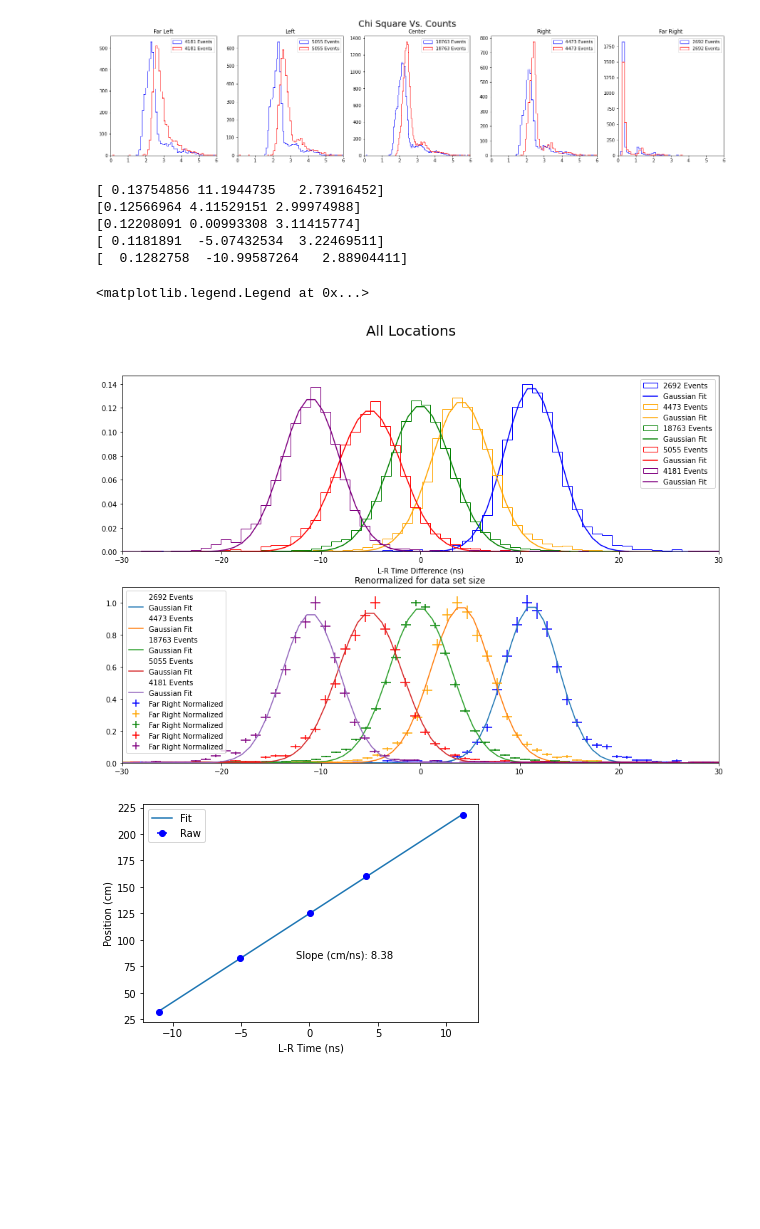
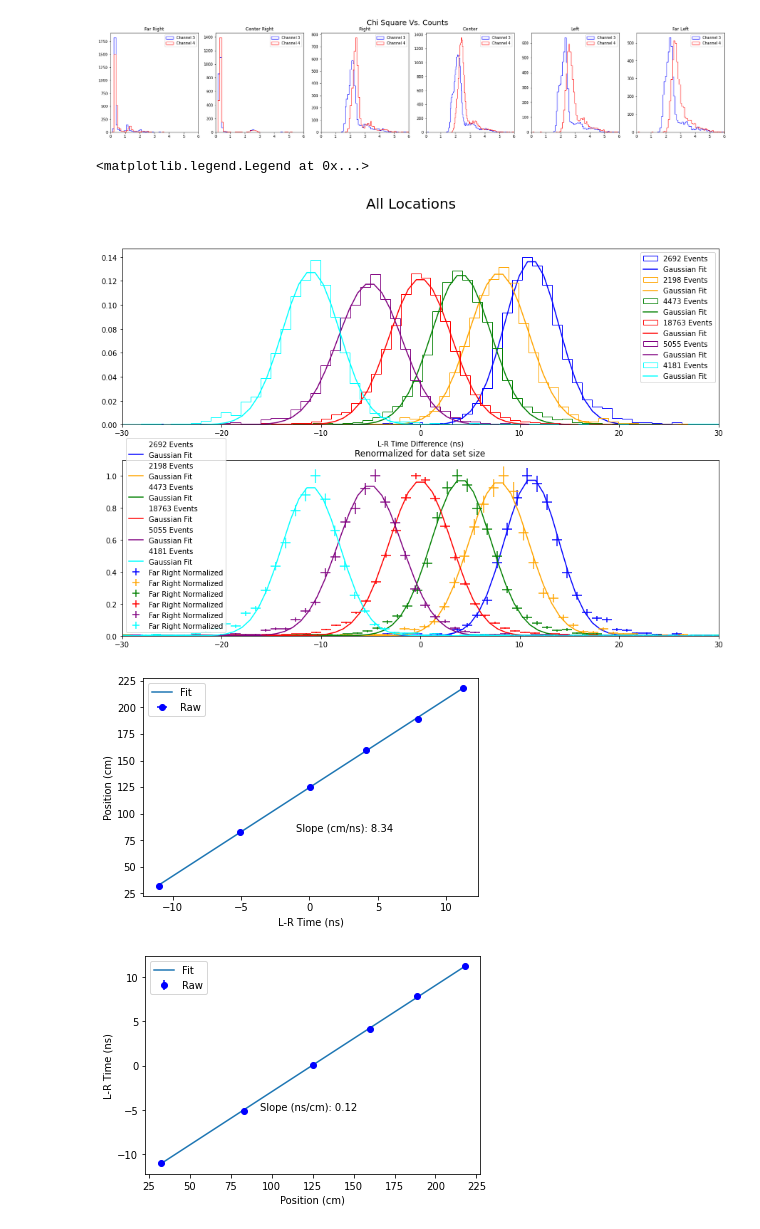
Before and after one commit to peckalec/fcal_project, a Jupyter notebook: SingleBarCosmics.ipynb, the cells around one changed output. Drawn from its saved outputs; the diff is of its cells as text; code cells hidden in the pictures; blank space fills up the shorter version.

Commit message:
For loops of length Dataframes

```diff
--- a/SingleBarCosmics.ipynb
+++ b/SingleBarCosmics.ipynb
@@ -275,0 +60,6 @@ Fit Average:    -11.00, Fit st.dev.:    2.89
+# %%
+testpoints=np.array([232,203,174,139,97,46])
+locations = testpoints - 14
+dataframes = [-666]*len(locations)
+positions = ["Far Right", "Center Right", "Right", "Center", "Left","Far Left"] #"Center Left"
+colors=["blue","orange","green","red","purple","cyan"] #"black"
@@ -276,25 +126,17 @@ Fit Average:    -11.00, Fit st.dev.:    2.89
 # %%
-fig,ax = plt.subplots(1,5,figsize=(25,5))
+fig,ax = plt.subplots(1,len(dataframes),figsize=(len(dataframes)*5,5))
 fig.suptitle("Chi Square Vs. Counts", fontsize=20)
-dfframes = [df46cut, df97cut, df139cut, df174cut, df232cut]
-position = ["Far Left", "Left", "Center", "Right", "Far Right"]
-for i in range(len(dfframes)):
-    timecounts,timebins,bars = ax[i].hist(dfframes[i].ch3_chisq,int(np.sqrt(len(dfframes[i].ch3_chisq))),color="b", label=f"{len(dfframes[i].ch3_chisq)} Events",histtype="step",range = (0,6))
-    timecounts,timebins,bars = ax[i].hist(dfframes[i].ch4_chisq,int(np.sqrt(len(dfframes[i].ch4_chisq))),color="r", label=f"{len(dfframes[i].ch4_chisq)} Events",histtype="step",range = (0,6))
+for i in range(len(dataframes)):
+    timecounts,timebins,bars = ax[i].hist(dataframes[i].ch3_chisq,int(np.sqrt(len(dataframes[i].ch3_chisq))),color="b", label=f"Channel 3",histtype="step",range = (0,6))
+    timecounts,timebins,bars = ax[i].hist(dataframes[i].ch4_chisq,int(np.sqrt(len(dataframes[i].ch4_chisq))),color="r", label=f"Channel 4",histtype="step",range = (0,6))
     ax[i].set_xlim(0,6)
-    ax[i].set_title(position[i])
+    ax[i].set_title(positions[i])
     ax[i].legend()
 # %% [output]
-[figure, old version]
+[figure, new version]
 # %%
-dataframes=[df232cut,df174cut,df139cut,df97cut,df46cut]
-colors=["blue","orange","green","red","purple"]
-locations=[232-14,174-14,139-14,97-14,46-14]
-x = []
-err = []
-
-binresolution = 1
-
+time_diff = []
+err_time = []
 fig,ax = plt.subplots(2,1,figsize=(15,10))
 fig.suptitle("All Locations", fontsize=20)
 
@@ -303,7 +145,6 @@ for i in range(len(dataframes)):
     count,binedges,bars=ax[0].hist(dataframes[i].eval("ch3_time_fit-ch4_time_fit"),bincount, label=f"{len(dataframes[i].ch4_time_fit)} Events",color=colors[i],density=True,histtype="step")
     bincenters = binedges[1:]/2+binedges[:-1]/2
     coeff, covar = curve_fit(gaus, bincenters, count)
-    print(coeff)
     ax[0].plot(np.linspace(coeff[1]-20,coeff[1]+20,50),gaus(np.linspace(coeff[1]-20,coeff[1]+20,50),*coeff),label="Gaussian Fit",color=colors[i])
     renorm = 1/max(count)
 
@@ -313,9 +154,9 @@ for i in range(len(dataframes)):
     ax[1].errorbar(bincenters,count*renorm,xerr=0.5*(bincenters[1]-bincenters[0]),yerr = np.sqrt(count)*renorm,color=colors[i],linestyle="",label="Far Right Normalized")
 
     coeff, covar = curve_fit(gaus, bincenters, count)
-    ax[1].plot(np.linspace(coeff[1]-20,coeff[1]+20,50),gaus(np.linspace(coeff[1]-20,coeff[1]+20,50),*coeff)*renorm,label="Gaussian Fit")
-    x.append(coeff[1])
-    err.append(np.sqrt(covar[1][1]))
+    ax[1].plot(np.linspace(coeff[1]-20,coeff[1]+20,50),gaus(np.linspace(coeff[1]-20,coeff[1]+20,50),*coeff)*renorm,label="Gaussian Fit",color=colors[i])
+    time_diff.append(coeff[1])
+    err_time.append(np.sqrt(covar[1][1]))
 
 ax[0].set_xlabel("L-R Time Difference (ns)")
 ax[0].legend()
@@ -325,21 +166,26 @@ ax[1].set_xlim(-30,30)
 ax[1].set_ylim(0,1.1)
 ax[1].legend()
 # %% [output]
-[ 0.13754856 11.1944735   2.73916452]
-[0.12566964 4.11529151 2.99974988]
-[0.12208091 0.00993308 3.11415774]
-[ 0.1181891  -5.07432534  3.22469511]
-[  0.1282758  -10.99587264   2.88904411]
+<matplotlib.legend.Legend at 0x...>
-<matplotlib.legend.Legend at 0x...>
-[figure, old version]
+[figure, new version]
 # %%
-plt.errorbar(x,locations,xerr = err,fmt = 'o', color = "blue", ecolor = "blue", label = "Raw")
-p = np.polyfit(x,locations,1)
-plt.plot(x,np.array(x)*p[0]+p[1],label = "Fit")
+plt.errorbar(time_diff,locations,xerr = err_time,fmt = 'o', color = "blue", ecolor = "blue", label = "Raw")
+p = np.polyfit(time_diff,locations,1)
+plt.plot(time_diff,np.array(time_diff)*p[0]+p[1],label = "Fit")
 plt.xlabel("L-R Time (ns)")
 plt.ylabel("Position (cm)")
-plt.annotate(str(f"Slope (cm/ns): {p[0]:.2f}"), xy = (x[-1] + 10, locations[-2]))
+plt.annotate(str(f"Slope (cm/ns): {p[0]:.2f}"), xy = (time_diff[-1] + 10, locations[-2]))
 plt.legend()
 plt.show()
+
+plt.errorbar(locations,time_diff,yerr = err_time,fmt = 'o', color = "blue", ecolor = "blue", label = "Raw")
+pinv = np.polyfit(locations,time_diff,1)
+plt.plot(locations,np.array(locations)*pinv[0]+pinv[1],label = "Fit")
+plt.ylabel("L-R Time (ns)")
+plt.xlabel("Position (cm)")
+plt.annotate(str(f"Slope (ns/cm): {pinv[0]:.2f}"), xy = (locations[-2] + 10, time_diff[-2]))
+plt.legend()
+plt.show()
 # %% [output]
-[figure, old version]
+[figure, new version]
+[figure, added]
```
Also changed, not shown: parts of 14 cells of this notebook.
